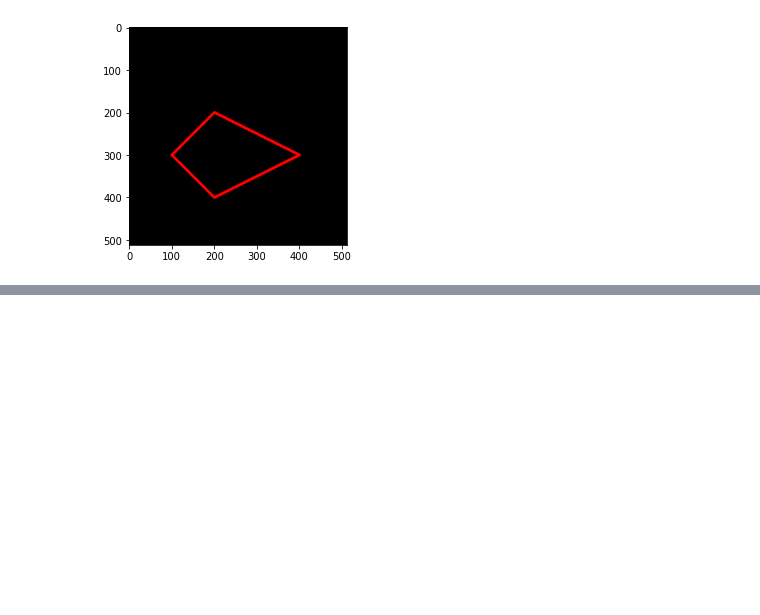
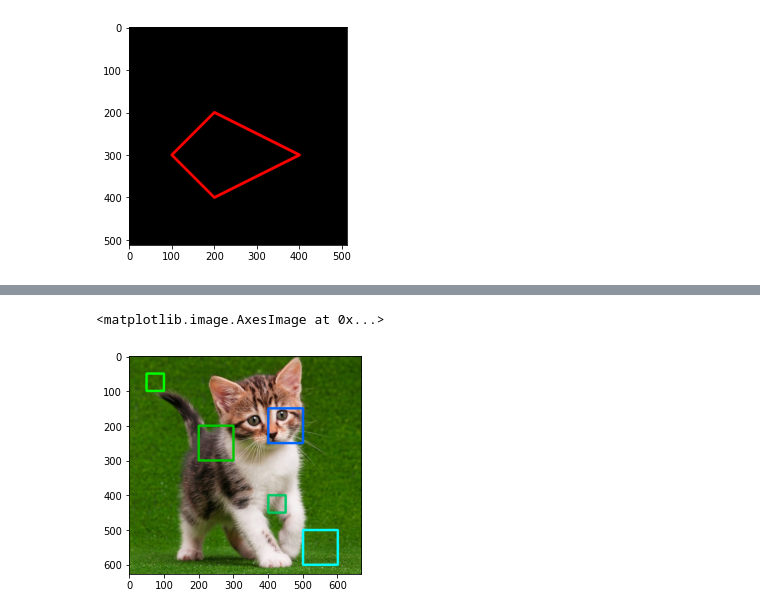
Before and after one commit to farhanfr/PCVK_Genap_2021, a Jupyter notebook: Week2.ipynb, the cells around one changed output, grey strips where cells are left out. Drawn from its saved outputs; the diff is of its cells as text; code cells hidden in the pictures; blank space fills up the shorter version.

```diff
--- a/Week2.ipynb
+++ b/Week2.ipynb
@@ -112,0 +161,12 @@ plt.imshow(black_img2)
+# %%
+# Jawab : Buat 5 kotak berbagai ukuran dan warna yang berbeda dalam satu image.
+getImg5 = imgRoot
+cv.rectangle(getImg5,pt1=(50,50),pt2=(100,100),color=(0,255,0),thickness=5)
+cv.rectangle(getImg5,pt1=(200,200),pt2=(300,300),color=(0,200,0),thickness=5)
+cv.rectangle(getImg5,pt1=(400,400),pt2=(450,450),color=(0,200,100),thickness=5)
+cv.rectangle(getImg5,pt1=(500,500),pt2=(600,600),color=(0,255,255),thickness=5)
+cv.rectangle(getImg5,pt1=(400,250),pt2=(500,150),color=(0,100,255),thickness=5)
+plt.imshow(getImg5)
+# %% [output]
+<matplotlib.image.AxesImage at 0x...>
+[figure, added]
```
Also changed, not shown: parts of 7 cells of this notebook.
